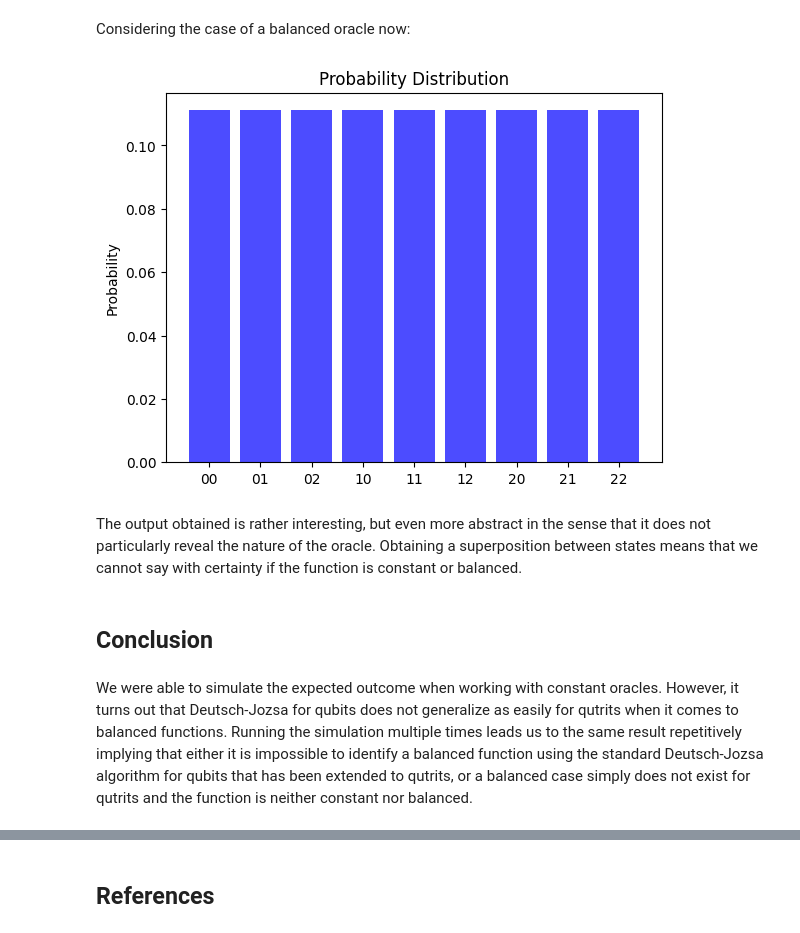
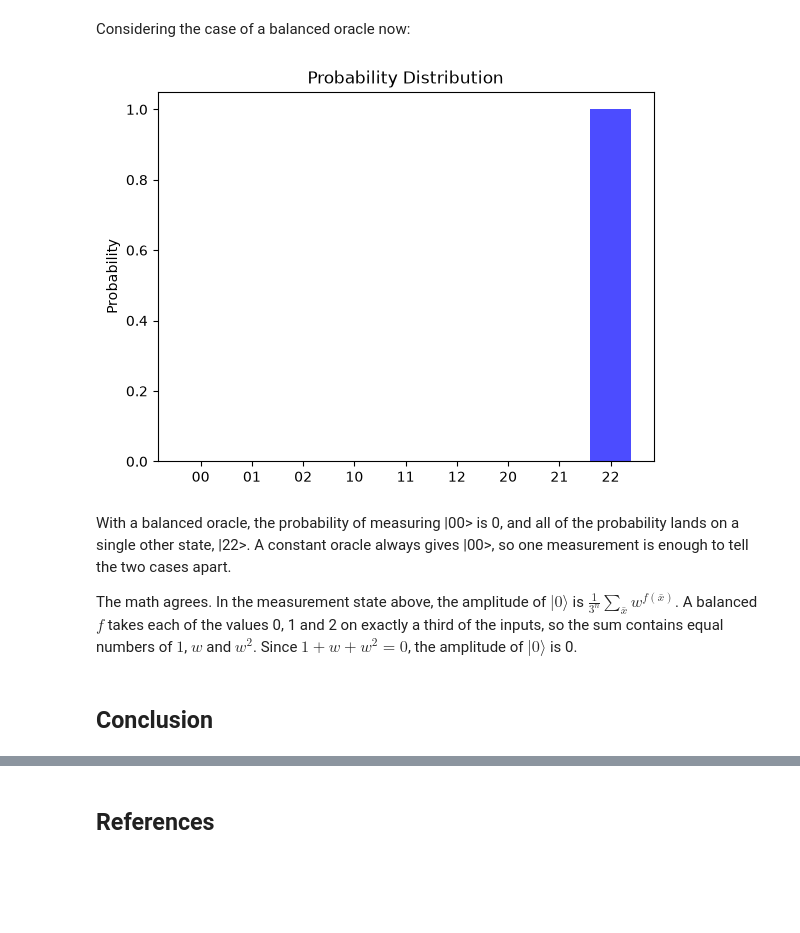
Before and after one commit to goel-67/Qutrits-and-the-Deutsch-Jozsa-Algorithm, a Jupyter notebook: DJ_qutrits.ipynb, the cells around one changed output, grey strips where cells are left out. Drawn from its saved outputs; the diff is of its cells as text; code cells hidden in the pictures; blank space fills up the shorter version.

Commit message:
Update the qutrit implementation and write-up
Co-Authored-By: Claude Opus 5.5 <noreply@anthropic.com>

```diff
--- a/DJ_qutrits.ipynb
+++ b/DJ_qutrits.ipynb
@@ -280,17 +280,18 @@ dev = qml.device("default.qutrit", wires=n+1)
 cnot_qutrit = np.array     ([[1, 0, 0, 0, 0, 0, 0, 0, 0],
                              [0, 1, 0, 0, 0, 0, 0, 0, 0],
                              [0, 0, 1, 0, 0, 0, 0, 0, 0],
-                             [0, 0, 0, 0, 0, 0, 0, 0, 1],
-                             [0, 0, 0, 0, 0, 0, 1, 0, 0],
-                             [0, 0, 0, 0, 0, 0, 0, 1, 0],
                              [0, 0, 0, 0, 0, 1, 0, 0, 0],
                              [0, 0, 0, 1, 0, 0, 0, 0, 0],
-                             [0, 0, 0, 0, 1, 0, 0, 0, 0]])
+                             [0, 0, 0, 0, 1, 0, 0, 0, 0],
+                             [0, 0, 0, 0, 0, 0, 0, 1, 0],
+                             [0, 0, 0, 0, 0, 0, 0, 0, 1],
+                             [0, 0, 0, 0, 0, 0, 1, 0, 0]])
 
 # Define the Deutsch-Jozsa algorithm in PennyLane
 @qml.qnode(dev)
 def dj_algorithm(case, n):
-    # Set up the output qutrit
+    # Set up the output qutrit in |2> (two shifts from |0>)
+    qml.TShift(wires=n)
     qml.TShift(wires=n)
     qml.THadamard(wires=n)
 
@@ -310,9 +311,10 @@ def dj_algorithm(case, n):
         for qutrit in range(n):
             qml.QutritUnitary(cnot_qutrit, wires = [qutrit, n])
 
+        # Undo the shifts on the input register
         for qutrit in range(len(b_str)):
             if (b_str[qutrit] == ('1')) or (b_str[qutrit] == ('2')):
-                qml.TShift(wires=qutrit)
+                qml.adjoint(qml.TShift)(wires=qutrit)
 
     elif case == "constant":
         output = np.random.randint(2)
@@ -354,17 +356,18 @@ dev = qml.device("default.qutrit", wires=n+1)
 cnot_qutrit = np.array     ([[1, 0, 0, 0, 0, 0, 0, 0, 0],
                              [0, 1, 0, 0, 0, 0, 0, 0, 0],
                              [0, 0, 1, 0, 0, 0, 0, 0, 0],
-                             [0, 0, 0, 0, 0, 0, 0, 0, 1],
-                             [0, 0, 0, 0, 0, 0, 1, 0, 0],
-                             [0, 0, 0, 0, 0, 0, 0, 1, 0],
                              [0, 0, 0, 0, 0, 1, 0, 0, 0],
                              [0, 0, 0, 1, 0, 0, 0, 0, 0],
-                             [0, 0, 0, 0, 1, 0, 0, 0, 0]])
+                             [0, 0, 0, 0, 1, 0, 0, 0, 0],
+                             [0, 0, 0, 0, 0, 0, 0, 1, 0],
+                             [0, 0, 0, 0, 0, 0, 0, 0, 1],
+                             [0, 0, 0, 0, 0, 0, 1, 0, 0]])
 
 # Define the Deutsch-Jozsa algorithm in PennyLane
 @qml.qnode(dev)
 def dj_algorithm(case, n):
-    # Set up the output qutrit
+    # Set up the output qutrit in |2> (two shifts from |0>)
+    qml.TShift(wires=n)
     qml.TShift(wires=n)
     qml.THadamard(wires=n)
 
@@ -381,38 +384,39 @@ def dj_algorithm(case, n):
             if (b_str[qutrit] == ('1')) or (b_str[qutrit] == ('2')):
                 qml.TShift(wires=qutrit)
 
         for qutrit in range(n):
             qml.QutritUnitary(cnot_qutrit, wires = [qutrit, n])
 
+        # Undo the shifts on the input register
         for qutrit in range(len(b_str)):
             if (b_str[qutrit] == ('1')) or (b_str[qutrit] == ('2')):
-                qml.TShift(wires=qutrit)
+                qml.adjoint(qml.TShift)(wires=qutrit)
 
     elif case == "constant":
         output = np.random.randint(2)
         if (output == 1) or (output == 2):
             qml.TShift(wires=n)
 
     # Perform H-gates again and measure
     for qutrit in range(n):
         qml.THadamard(wires=qutrit)
 
     return qml.probs(wires=range(n))
 
 # Run the circuits
 result = dj_algorithm('balanced', n)
 
 # Displaying the probabilities
 states = [''.join(str((i // (3 ** j)) % 3) for j in range(n - 1, -1, -1)) for i in range(3 ** n)]
 plt.bar(states, result, color='blue', alpha=0.7)
 plt.ylabel('Probability')
 plt.title('Probability Distribution')
 plt.show()
 # %% [output]
-[figure, old version]
+[figure, new version]
-# %% [markdown]
-The output obtained is rather interesting, but even more abstract in the sense that it does not particularly reveal the nature of the oracle. Obtaining a superposition between states means that we cannot say with certainty if the function is constant or balanced.
+# %% [markdown]
+With a balanced oracle, the probability of measuring |00> is 0, and all of the probability lands on a single other state, |22>. A constant oracle always gives |00>, so one measurement is enough to tell the two cases apart.
+
+The math agrees. In the measurement state above, the amplitude of $|0⟩$ is $\frac{1}{3^n}\sum_{\bar{x}} w^{f(\bar{x})}$. A balanced $f$ takes each of the values 0, 1 and 2 on exactly a third of the inputs, so the sum contains equal numbers of $1$, $w$ and $w^2$. Since $1 + w + w^2 = 0$, the amplitude of $|0⟩$ is 0.
 # %% [markdown]
 ## **Conclusion**
-# %% [markdown]
-We were able to simulate the expected outcome when working with constant oracles. However, it turns out that Deutsch-Jozsa for qubits does not generalize as easily for qutrits when it comes to balanced functions. Running the simulation multiple times leads us to the same result repetitively implying that either it is impossible to identify a balanced function using the standard Deutsch-Jozsa algorithm for qubits that has been extended to qutrits, or a balanced case simply does not exist for qutrits and the function is neither constant nor balanced.
```
Also changed, not shown: parts of 15 cells of this notebook.
